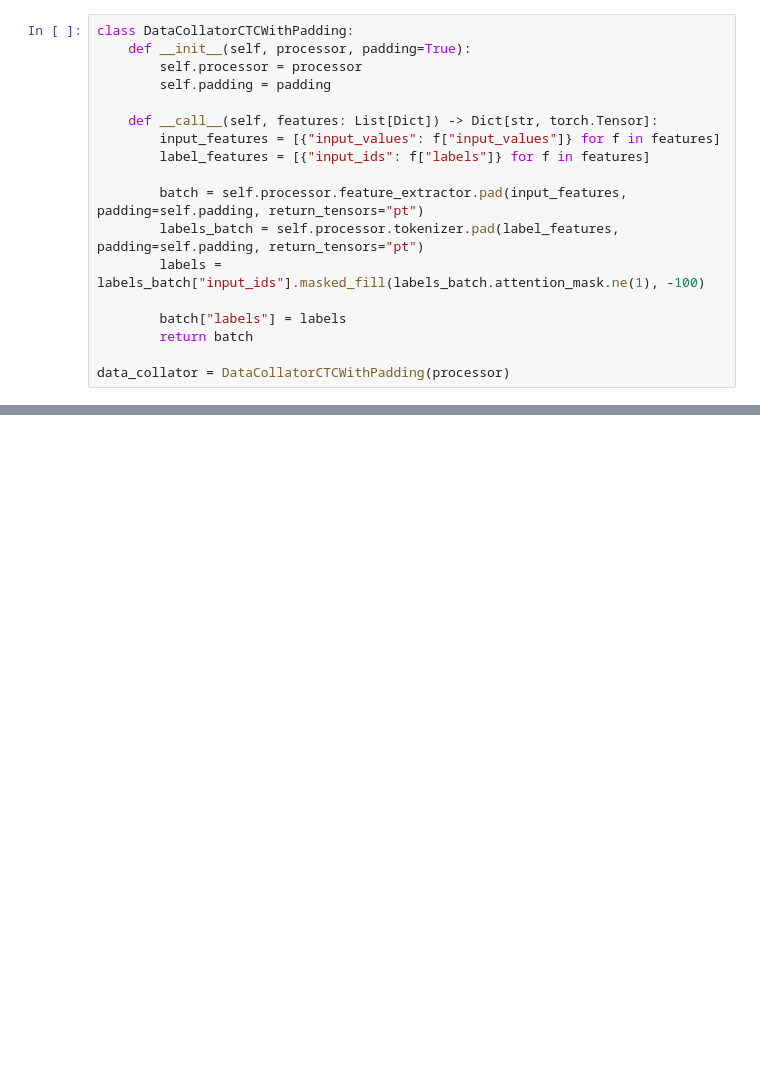
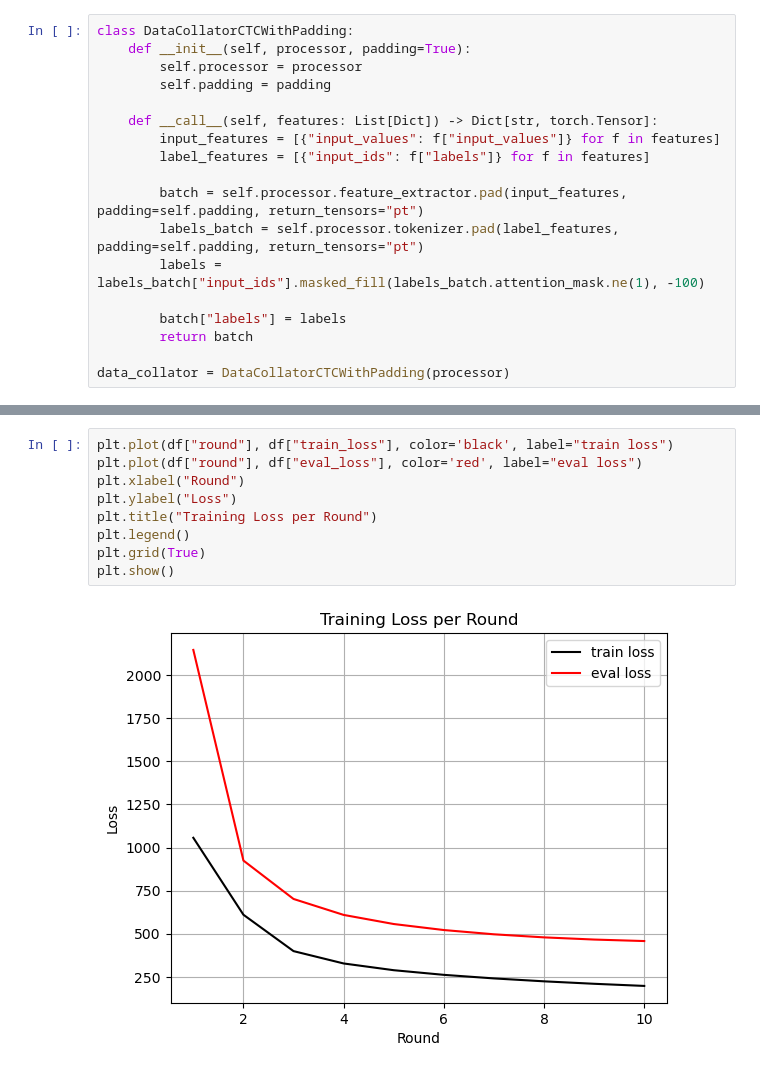
Before and after one commit to pippahtlin/GMM-DistilHuBERT, a Jupyter notebook: FL_script/Federated_ASR.ipynb, the cells around one changed output, grey strips where cells are left out. Drawn from its saved outputs; the diff is of its cells as text; blank space fills up the shorter version.

```diff
--- a/FL_script/Federated_ASR.ipynb
+++ b/FL_script/Federated_ASR.ipynb
@@ -317,0 +344,11 @@ plt.show()
+# %%
+plt.plot(df["round"], df["train_loss"], color='black', label="train loss")
+plt.plot(df["round"], df["eval_loss"], color='red', label="eval loss")
+plt.xlabel("Round")
+plt.ylabel("Loss")
+plt.title("Training Loss per Round")
+plt.legend()
+plt.grid(True)
+plt.show()
+# %% [output]
+[figure, added]
```
Also changed, not shown: parts of 14 cells of this notebook, 1 other file.
